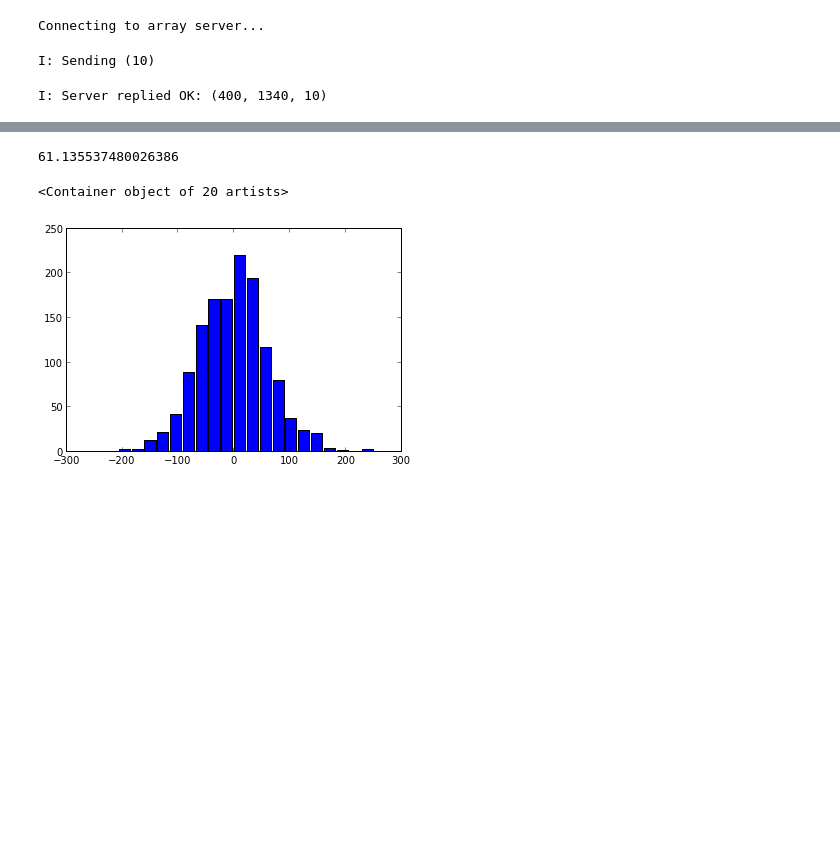
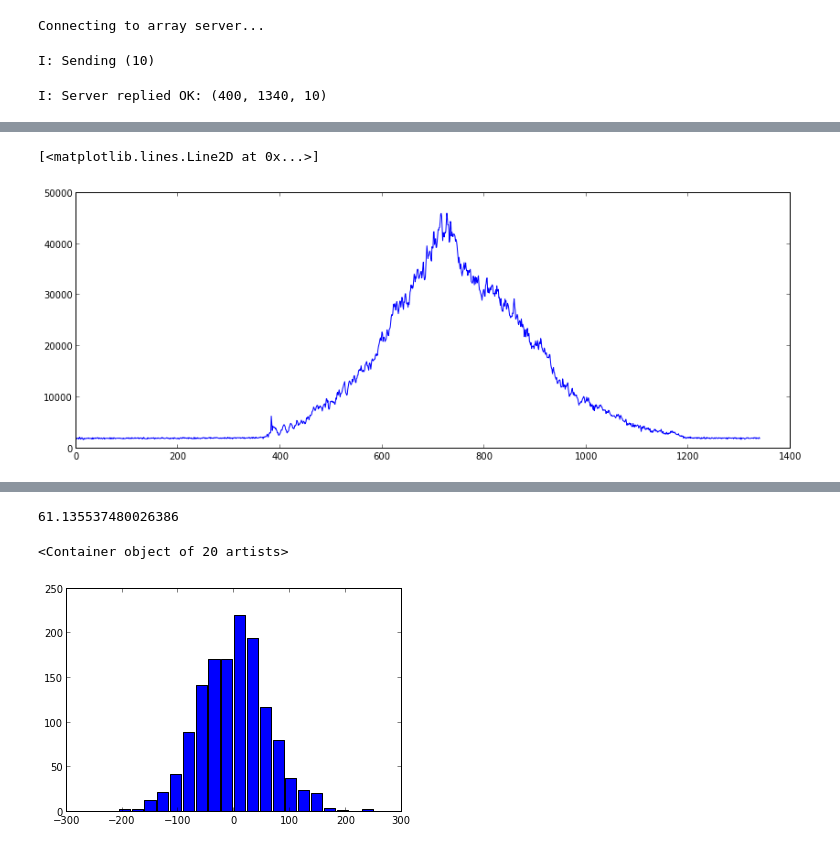
Before and after one commit to DawesLab/Camserver, a Jupyter notebook: array_client.ipynb, the cells around one changed output, grey strips where cells are left out. Saved outputs shown, nothing was run; the diff lists cells and outputs as text; code cells hidden in the pictures; blank space fills up the shorter version.

```diff
--- a/array_client.ipynb
+++ b/array_client.ipynb
@@ -57,3 +60,8 @@ I: Server replied OK: (400, 1340, 10)
+# %%
+plot(data_array[200,:,0])
+# %% [output]
+[<matplotlib.lines.Line2D at 0x...>]
+[figure, added]
 # %%
 imshow(data_array[:,:,1]-data_array[:,:,2])
 # %% [output]
```
Also changed, not shown: parts of 5 cells of this notebook, 1 other file.
